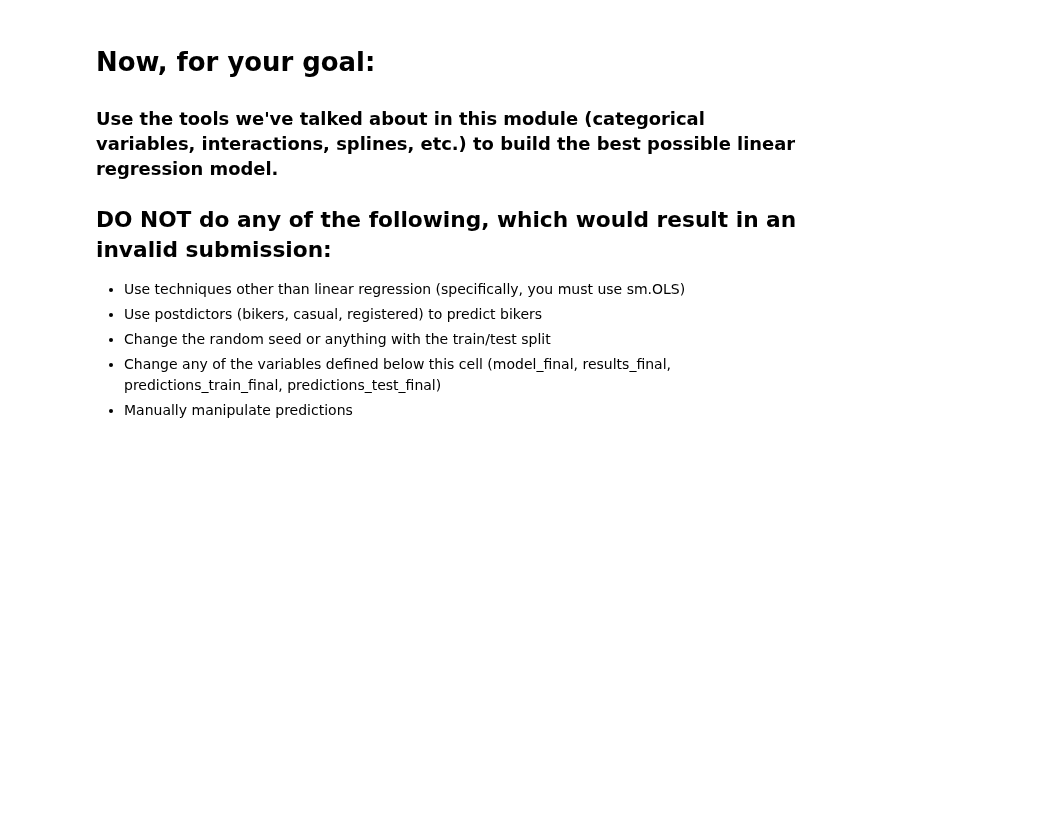
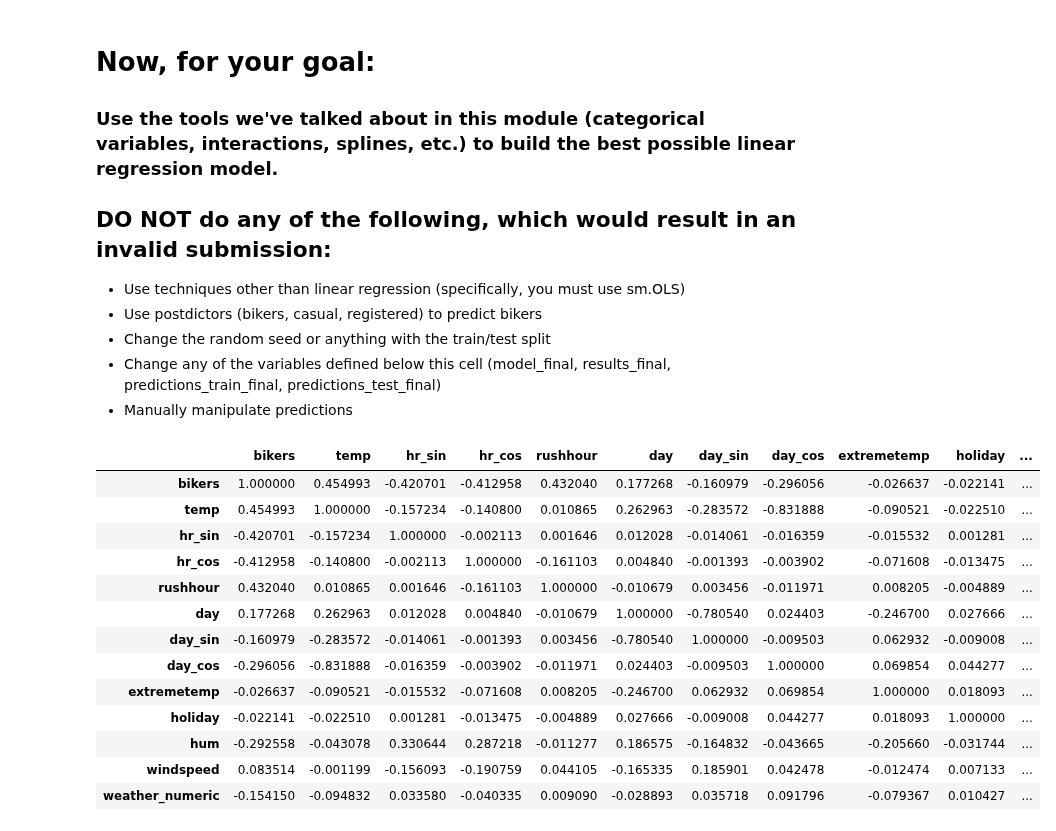
Before and after one commit to nthompson09873-ai/code_2600, a Jupyter notebook: mod05_nonlinear.ipynb, the cells around one changed output. Cells and saved outputs as stored; diff of their text form; code cells hidden in the pictures; blank space fills up the shorter version.

```diff
--- a/mod05_nonlinear.ipynb
+++ b/mod05_nonlinear.ipynb
@@ -271,6 +354,65 @@ plot_avg_actual_vs_predicted_by_feature(X=X_train,
 - Manually manipulate predictions
 # %%
 # Data pre-processing (on Train, Test, X_train, and X_test)
+'''month is less informative than day so it isn't worth keeping
+mnth_map = {"Jan": 1, "Feb": 2, "March": 3, "April": 4, "May": 5, "June": 6, "July": 7, "Aug": 8, "Sept": 9, "Oct": 10, "Nov": 11, "Dec": 12}
+Train['mnth_numeric'] = Train['mnth'].map(mnth_map)
+Test['mnth_numeric'] = Test['mnth'].map(mnth_map)
+X_train['mnth_numeric'] = X_train['mnth'].map(mnth_map)
+X_test['mnth_numeric'] = X_test['mnth'].map(mnth_map)
+
+making periodic mnth was worse than just using mnth_numeric
+Train['mnth_sin'] = round(np.sin(2*np.pi/12*Train['mnth_numeric'].astype('int')),2)
+Test['mnth_sin'] = round(np.sin(2*np.pi/12*Test['mnth_numeric'].astype('int')),2)
+X_train['mnth_sin'] = round(np.sin(2*np.pi/12*X_train['mnth_numeric'].astype('int')),2)
+X_test['mnth_sin'] = round(np.sin(2*np.pi/12*X_test['mnth_numeric'].astype('int')),2)
+
+Train['mnth_cos'] = round(np.cos(2*np.pi/12*Train['mnth_numeric'].astype('int')),2)
+Test['mnth_cos'] = round(np.cos(2*np.pi/12*Test['mnth_numeric'].astype('int')),2)
+X_train['mnth_cos'] = round(np.cos(2*np.pi/12*X_train['mnth_numeric'].astype('int')),2)
+X_test['mnth_cos'] = round(np.cos(2*np.pi/12*X_test['mnth_numeric'].astype('int')),2)
+'''
+weather_map = {'cloudy/misty': 1, 'clear': 0, 'light rain/snow': 2, 'heavy rain/snow': 3}
+Train['weather_numeric'] = Train['weathersit'].map(weather_map)
+Test['weather_numeric'] = Test['weathersit'].map(weather_map)
+X_train['weather_numeric'] = X_train['weathersit'].map(weather_map)
+X_test['weather_numeric'] = X_test['weathersit'].map(weather_map)
+
+
+
+Train['day_sin'] = round(np.sin(2*np.pi/365*Train['day'].astype('int')),2)
+Test['day_sin'] = round(np.sin(2*np.pi/365*Test['day'].astype('int')),2)
+X_train['day_sin'] = round(np.sin(2*np.pi/365*X_train['day'].astype('int')),2)
+X_test['day_sin'] = round(np.sin(2*np.pi/365*X_test['day'].astype('int')),2)
+
+Train['day_cos'] = round(np.cos(2*np.pi/365*Train['day'].astype('int')),2)
+Test['day_cos'] = round(np.cos(2*np.pi/365*Test['day'].astype('int')),2)
+X_train['day_cos'] = round(np.cos(2*np.pi/365*X_train['day'].astype('int')),2)
+X_test['day_cos'] = round(np.cos(2*np.pi/365*X_test['day'].astype('int')),2)
+
+Train["extremetemp"] = np.where((Train["temp"] < 0.20) | (Train["temp"] > 0.8), 1, 0)
+Test["extremetemp"] = np.where((Test["temp"] < 0.20) | (Test["temp"] > 0.8), 1, 0)
+X_train["extremetemp"] = np.where((X_train["temp"] < 0.20) | (X_train["temp"] > 0.8), 1, 0)
+X_test["extremetemp"] = np.where((X_test["temp"] < 0.20) | (X_test["temp"] > 0.8), 1, 0)
+#Train[['temp', "extremetemp"]].head(12)
+
+#Train[['bikers', 'temp', 'atemp', 'windspeed', 'workingday', 'holiday', 'mnth_numeric']].corr()
+Train[['bikers','temp', 'hr_sin', 'hr_cos', 'rushhour','day', 'day_sin', 'day_cos', 'extremetemp', 'holiday', 'hum', 'windspeed', 'weather_numeric']].corr()
+# %% [output]
+|  | bikers | temp | hr_sin | hr_cos | rushhour | day | day_sin | day_cos | extremetemp | holiday | ... |
+| bikers | 1.000000 | 0.454993 | -0.420701 | -0.412958 | 0.432040 | 0.177268 | -0.160979 | -0.296056 | -0.026637 | -0.022141 | ... |
+| temp | 0.454993 | 1.000000 | -0.157234 | -0.140800 | 0.010865 | 0.262963 | -0.283572 | -0.831888 | -0.090521 | -0.022510 | ... |
+| hr_sin | -0.420701 | -0.157234 | 1.000000 | -0.002113 | 0.001646 | 0.012028 | -0.014061 | -0.016359 | -0.015532 | 0.001281 | ... |
+| hr_cos | -0.412958 | -0.140800 | -0.002113 | 1.000000 | -0.161103 | 0.004840 | -0.001393 | -0.003902 | -0.071608 | -0.013475 | ... |
+| rushhour | 0.432040 | 0.010865 | 0.001646 | -0.161103 | 1.000000 | -0.010679 | 0.003456 | -0.011971 | 0.008205 | -0.004889 | ... |
+| day | 0.177268 | 0.262963 | 0.012028 | 0.004840 | -0.010679 | 1.000000 | -0.780540 | 0.024403 | -0.246700 | 0.027666 | ... |
+| day_sin | -0.160979 | -0.283572 | -0.014061 | -0.001393 | 0.003456 | -0.780540 | 1.000000 | -0.009503 | 0.062932 | -0.009008 | ... |
+| day_cos | -0.296056 | -0.831888 | -0.016359 | -0.003902 | -0.011971 | 0.024403 | -0.009503 | 1.000000 | 0.069854 | 0.044277 | ... |
+| extremetemp | -0.026637 | -0.090521 | -0.015532 | -0.071608 | 0.008205 | -0.246700 | 0.062932 | 0.069854 | 1.000000 | 0.018093 | ... |
+| holiday | -0.022141 | -0.022510 | 0.001281 | -0.013475 | -0.004889 | 0.027666 | -0.009008 | 0.044277 | 0.018093 | 1.000000 | ... |
+| hum | -0.292558 | -0.043078 | 0.330644 | 0.287218 | -0.011277 | 0.186575 | -0.164832 | -0.043665 | -0.205660 | -0.031744 | ... |
+| windspeed | 0.083514 | -0.001199 | -0.156093 | -0.190759 | 0.044105 | -0.165335 | 0.185901 | 0.042478 | -0.012474 | 0.007133 | ... |
+| weather_numeric | -0.154150 | -0.094832 | 0.033580 | -0.040335 | 0.009090 | -0.028893 | 0.035718 | 0.091796 | -0.079367 | 0.010427 | ... |
 # %%
 # Build your linear regression model here.
 vars_to_include = [
```
Also changed, not shown: parts of 19 cells of this notebook.
